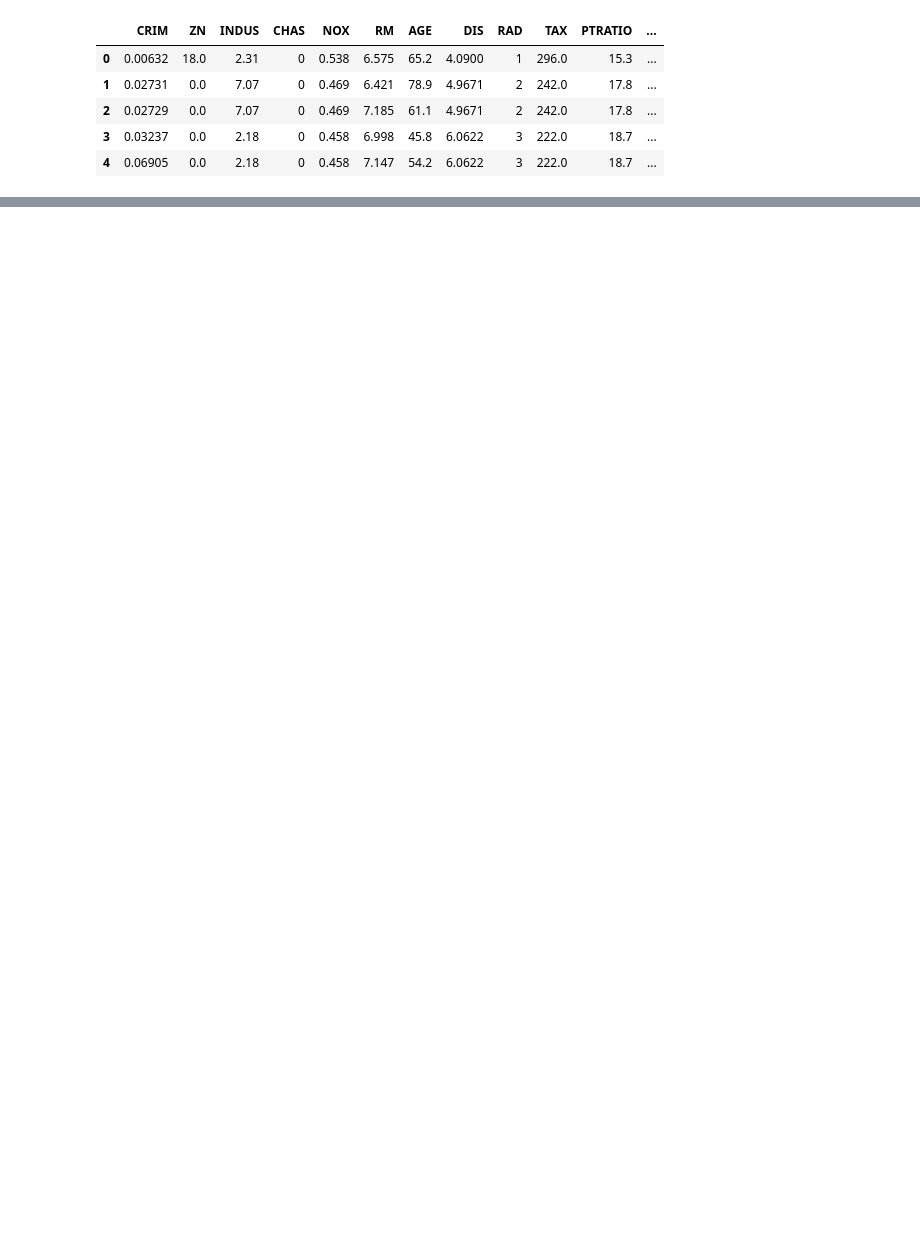
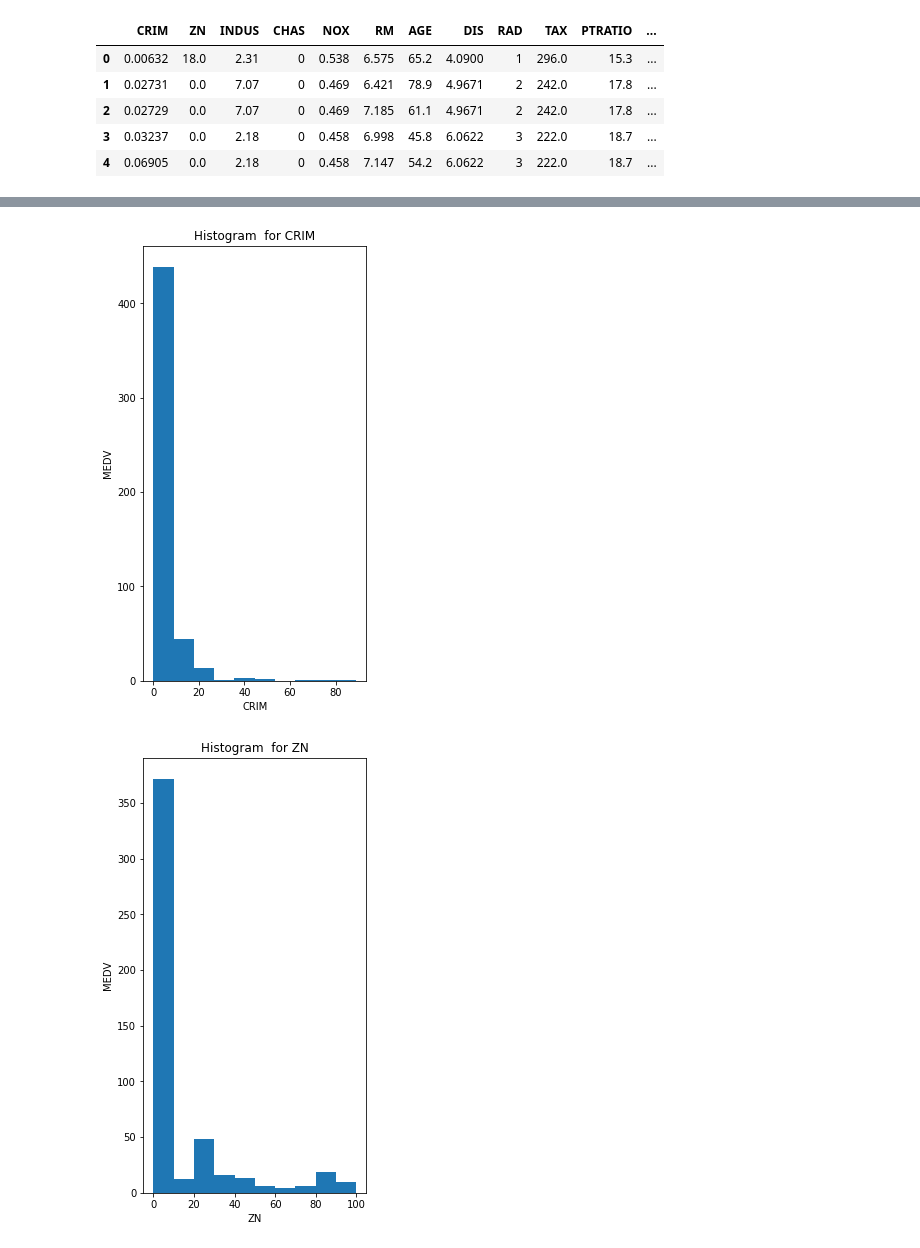
Before and after one commit to DanielPopoola/data-science-projects, a Jupyter notebook: Boston-House-Prices.ipynb, the cells around one changed output, grey strips where cells are left out. Cells and saved outputs as stored; diff of their text form; code cells hidden in the pictures; blank space fills up the shorter version.

Commit message:
After intialization, I visualized the data's distributions,then I processed the data using pipelines before training the model. After which I performed some hyperparameter tuning to imporove my model.

```diff
--- a/Boston-House-Prices.ipynb
+++ b/Boston-House-Prices.ipynb
@@ -16,0 +59,14 @@ data.head()
+# %%
+# Visualize the distribution of the data
+label = data[data.columns[-1]]
+features = data[data.columns[:-1]]
+for col in features:
+    fig, ax = plt.subplots(figsize=(4,8))
+    ax.hist(data[col])
+    ax.set_xlabel(col)
+    ax.set_ylabel("MEDV")
+    ax.set_title(f"Histogram  for {col}")
+    plt.show()
+# %% [output]
+[figure, added]
+[figure, added]
```
Also changed, not shown: parts of 5 cells of this notebook.
